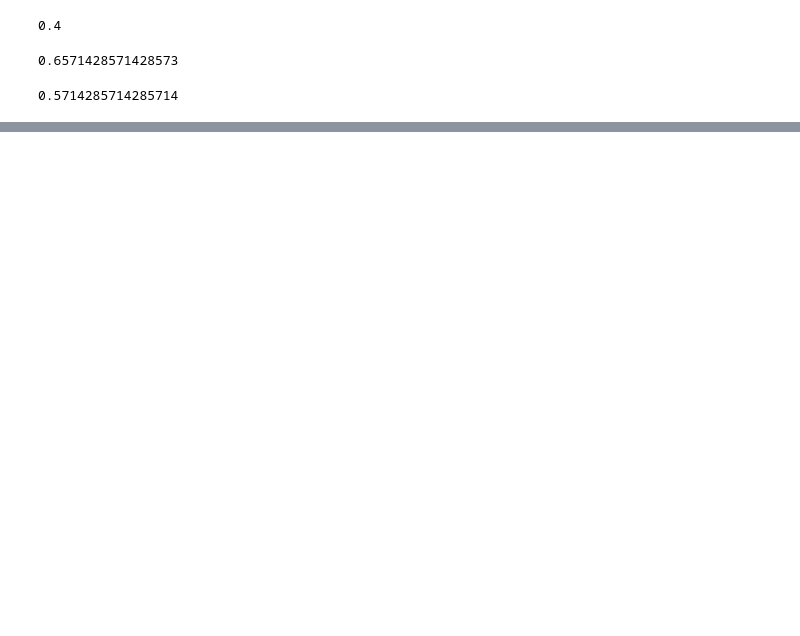
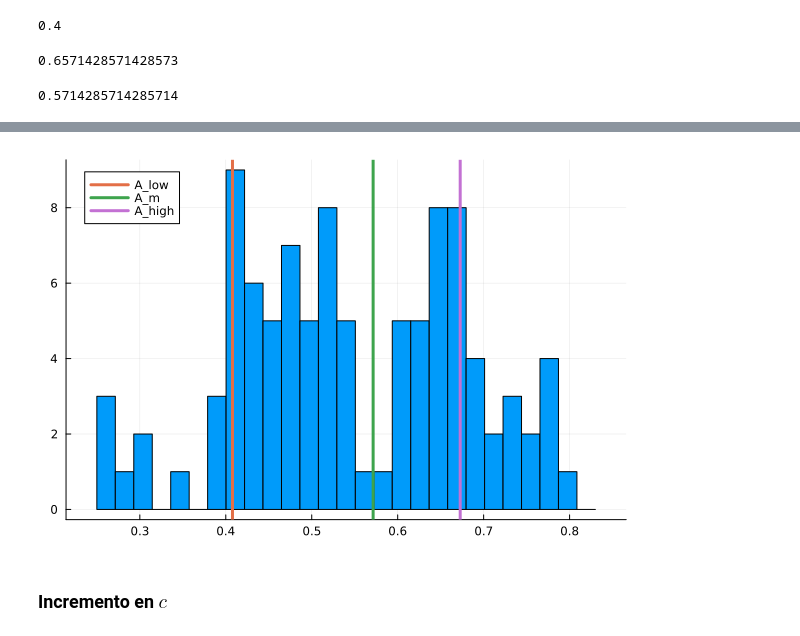
Before and after one commit to fabazan/banca, a Jupyter notebook: holmstromtirole.ipynb, the cells around one changed output, grey strips where cells are left out. Cells and saved outputs as stored; diff of their text form; code cells hidden in the pictures; blank space fills up the shorter version.

```diff
--- a/holmstromtirole.ipynb
+++ b/holmstromtirole.ipynb
@@ -67,0 +95,23 @@ vline!([A_high(r_star)], linewidth=3, label="A_high")
+# %%
+P_H = 0.9
+P_L = 0.75
+Δp = 0.15
+B =  0.12
+b = 0.06
+c = 0.09
+r = 1.26
+
+r_star = 1.1
+
+R = 1.2
+I = 1;
+# %%
+b_range = range(0.25, 0.83, length=28)
+histogram(A_array, bins=b_range, label=:none)
+vline!([A_low(r_star, r)], linewidth=3, label="A_low")
+vline!([A_m(r)], linewidth=3, label="A_m")
+vline!([A_high(r_star)], linewidth=3, label="A_high")
+# %% [output]
+[figure, added]
+# %% [markdown]
+### Incremento en $c$
```
Also changed, not shown: parts of 25 cells of this notebook.
